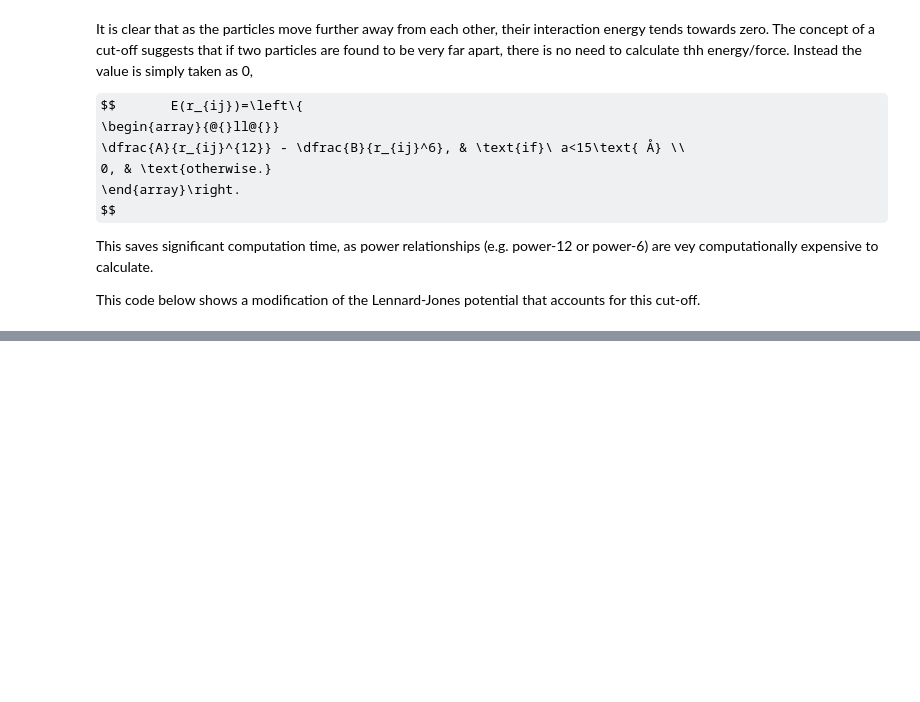
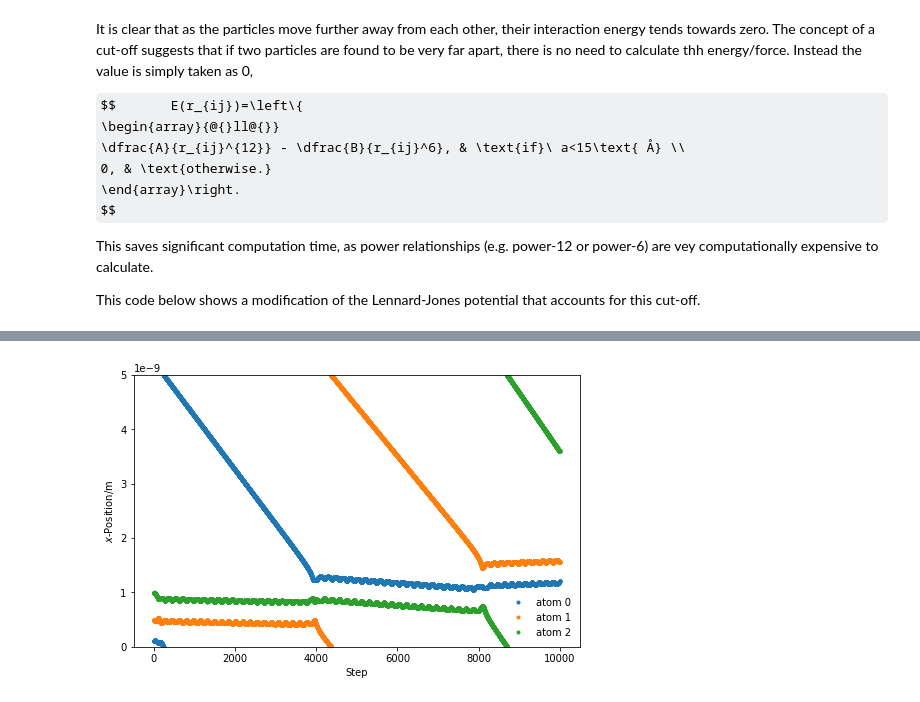
Before and after one commit to timsnow/sim_and_scat, a Jupyter notebook: notebooks_plain/04_episode.ipynb, the cells around one changed output, grey strips where cells are left out. Saved outputs shown, nothing was run; the diff lists cells and outputs as text; code cells hidden in the pictures; some formulas as TeX source; blank space fills up the shorter version.

```diff
--- a/notebooks_plain/04_episode.ipynb
+++ b/notebooks_plain/04_episode.ipynb
@@ -115,0 +189,95 @@ The README.md forms an essential part of any well maintained repository, and we
+# %%
+from scipy.constants import Boltzmann
+
+def update_velo(v, a, a1, dt):
+    """
+    Update the particle velocities.
+
+    Parameters
+    ----------
+    v: ndarray of floats
+        The velocities of the particles in a single dimension
+    a: ndarray of floats
+        The accelerations of the particles in a single dimension
+        at the previous timestep
+    a1: ndarray of floats
+        The accelerations of the particles in a single dimension
+        at the current timestep
+    dt: float
+        The timestep length
+
+    Returns
+    -------
+    ndarray of floats:
+        New velocities of the particles in a single dimension
+    """
+    return v + 0.5 * (a + a1) * dt
+
+def init_velocity(T, number_of_particles):
+    """
+    Initialise the velocities for a series of particles.
+
+    Parameters
+    ----------
+    T: float
+        Temperature of the system at initialisation
+    number_of_particles: int
+        Number of particles in the system
+
+    Returns
+    -------
+    ndarray of floats
+        Initial velocities for a series of particles
+    """
+    R = np.random.rand(number_of_particles) - 0.5
+    return R * np.sqrt(Boltzmann * T / mass_of_argon_kg)
+
+def run_md(dt, number_of_steps, initial_temp, x, box_length):
+    """
+    Run a MD simulation.
+
+    Parameters
+    ----------
+    dt: float
+        The timestep length
+    number_of_steps: int
+        Number of iterations in the simulation
+    initial_temp: float
+        Temperature of the system at initialisation
+    x: ndarray of floats
+        The initial positions of the particles in a single dimension
+    box_length: float
+        The size of the periodic cell
+
+    Returns
+    -------
+    ndarray of floats
+        The positions for all of the particles throughout the simulation
+    """
+    cutoff = box_length / 2.
+    positions = np.zeros((number_of_steps, 3))
+    v = init_velocity(initial_temp, 3)
+    a = get_accelerations(x, box_length, cutoff)
+    for i in range(number_of_steps):
+        x = update_pos(x, v, a, dt, box_length)
+        a1 = get_accelerations(x, box_length, cutoff)
+        v = update_velo(v, a, a1, dt)
+        a = np.array(a1)
+        positions[i, :] = x
+    return positions
+
+box_length = 5e-9
+sim_pos = run_md(1e-14, 10000, 300, np.array([1e-10, 5e-10, 1e-9]), box_length)
+
+%matplotlib inline
+fig = plt.figure(figsize=(8, 5))
+ax = fig.add_subplot(111)
+for i in range(sim_pos.shape[1]):
+    ax.plot(sim_pos[:, i], '.', label='atom {}'.format(i))
+ax.set_ylim(0, box_length)
+ax.set_xlabel(r'Step')
+ax.set_ylabel(r'$x$-Position/m')
+ax.legend(frameon=False)
+plt.show()
+# %% [output]
+[figure, added]
```
Also changed, not shown: parts of 16 cells of this notebook, 3 other files.
